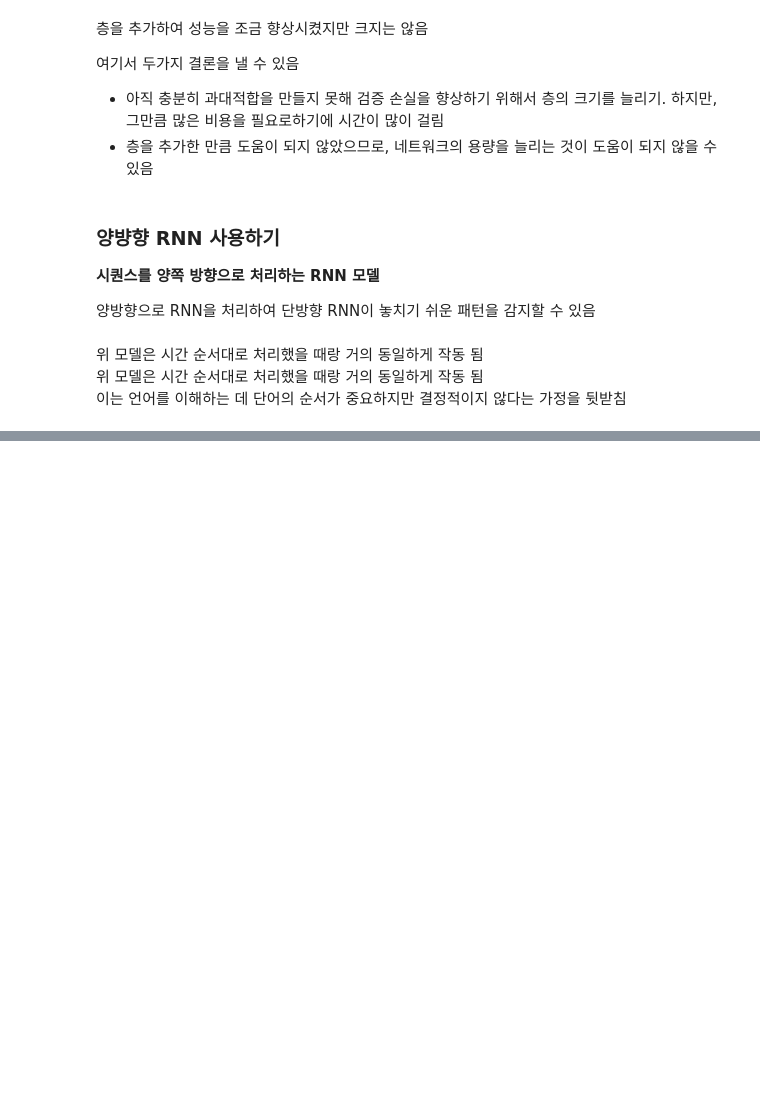
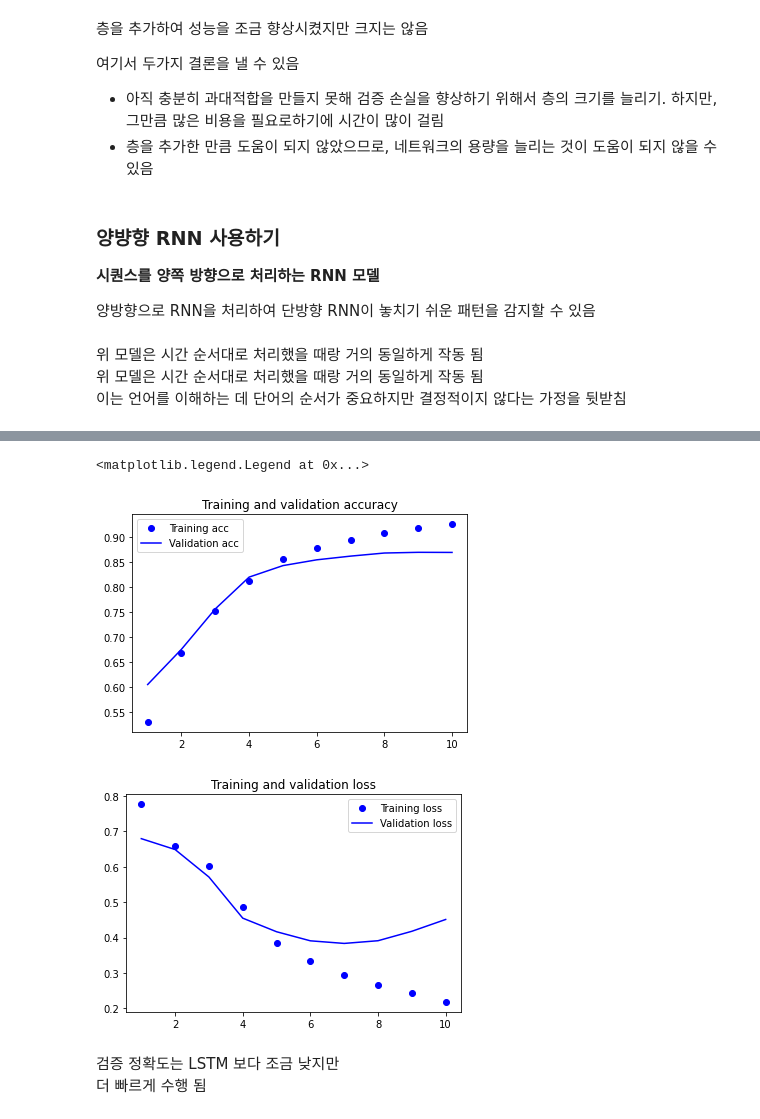
Before and after one commit to hodurie/AI_Study, a Jupyter notebook: 케라스 창시자에게 배우는 딥러닝/6장_텍스트와_시퀀스를_위한_딥러닝.ipynb, the cells around one changed output, grey strips where cells are left out. Saved outputs shown, nothing was run; the diff lists cells and outputs as text; code cells hidden in the pictures; blank space fills up the shorter version.

```diff
--- a/케라스 창시자에게 배우는 딥러닝/6장_텍스트와_시퀀스를_위한_딥러닝.ipynb
+++ b/케라스 창시자에게 배우는 딥러닝/6장_텍스트와_시퀀스를_위한_딥러닝.ipynb
@@ -1484,0 +1538,24 @@ history = model.fit(x_train,
+# %%
+# IMDB 데이터에 1D 컨브넷을 훈련하고 평가하기
+from keras.models import Sequential
+from keras import layers
+from keras.optimizers import RMSprop
+
+model = Sequential()
+model.add(layers.Embedding(max_features, 128, input_length = max_len))
+model.add(layers.Conv1D(32, 7, activation = 'relu'))
+model.add(layers.MaxPooling1D(5))
+model.add(layers.Conv1D(32, 7, activation = 'relu'))
+model.add(layers.GlobalMaxPooling1D())
+model.add(layers.Dense(1))
+
+model.summary()
+
+model.compile(optimizer=RMSprop(lr = 1e-4),
+              loss = 'binary_crossentropy',
+              metrics = ['acc'])
+history = model.fit(x_train,
+                    y_train,
+                    epochs =10,
+                    batch_size = 128,
+                    validation_split = 0.2)
@@ -1484,0 +1580,28 @@ history = model.fit(x_train,
+# %%
+import matplotlib.pyplot as plt
+
+acc = history.history['acc']
+val_acc = history.history['val_acc']
+loss = history.history['loss']
+val_loss = history.history['val_loss']
+
+epochs = range(1, len(acc) + 1)
+
+plt.plot(epochs, acc, 'bo', label='Training acc')
+plt.plot(epochs, val_acc, 'b', label='Validation acc')
+plt.title('Training and validation accuracy')
+plt.legend()
+
+plt.figure()
+
+plt.plot(epochs, loss, 'bo', label='Training loss')
+plt.plot(epochs, val_loss, 'b', label='Validation loss')
+plt.title('Training and validation loss')
+plt.legend()
+# %% [output]
+<matplotlib.legend.Legend at 0x...>
+[figure, added]
+[figure, added]
+# %% [markdown]
+검증 정확도는 LSTM 보다 조금 낮지만
+더 빠르게 수행 됨
```
Also changed, not shown: parts of 16 cells of this notebook.
